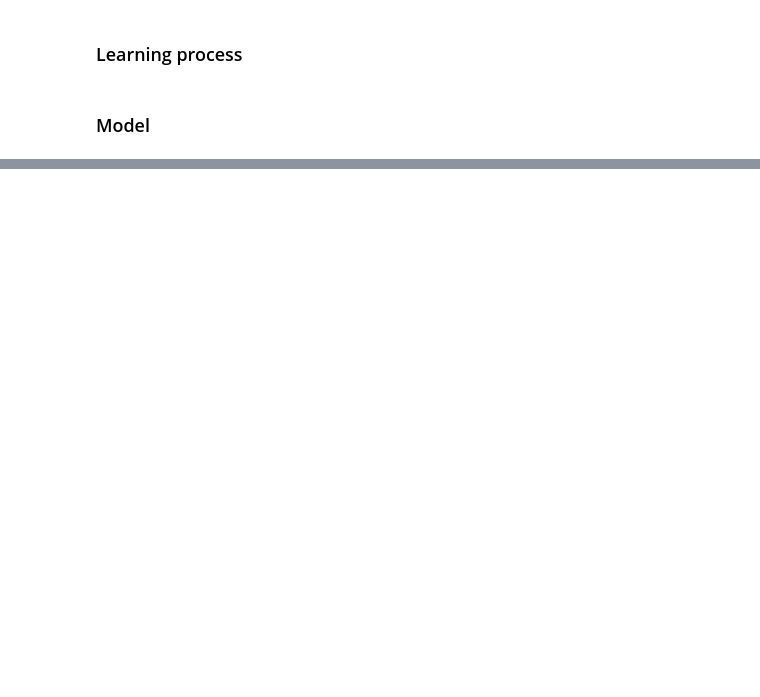
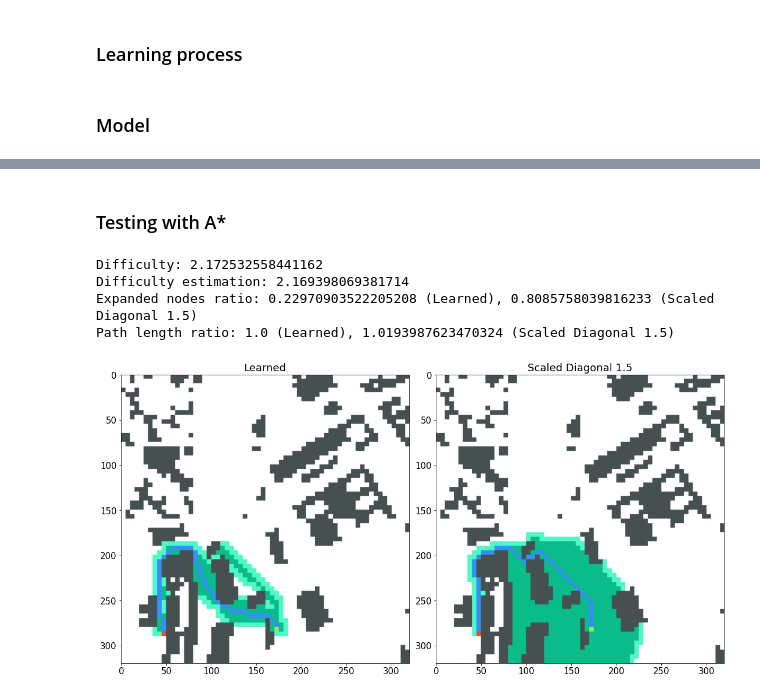
Before and after one commit to ivanoleinik/learning-heuristics, a Jupyter notebook: learning heuristics.ipynb, the cells around one changed output, grey strips where cells are left out. Drawn from its saved outputs; the diff is of its cells as text; code cells hidden in the pictures; blank space fills up the shorter version.

```diff
--- a/learning heuristics.ipynb
+++ b/learning heuristics.ipynb
@@ -233,0 +245,2 @@ ModelMAE4.fit(train_loader4, val_loader4)
+# %% [markdown]
+### Testing with A*
@@ -233,0 +417,65 @@ ModelMAE4.fit(train_loader4, val_loader4)
+# %%
+def AStar(gridMap, startX, startY, goalX, goalY, heuristic):
+    OPEN = OpenList()
+    CLOSED = ClosedList()
+    OPEN.AddNode(Node(i=startX, j=startY, g=0, h=heuristic[startX][startY]))
+    while not OPEN.isEmpty():
+        bestNode = OPEN.GetBestNode()
+        if CLOSED.WasExpanded(bestNode):
+            continue
+        CLOSED.AddNode(bestNode)
+        if bestNode == Node(i=goalX, j=goalY):
+            return (True, bestNode, CLOSED, OPEN)
+        for iNeighbor, jNeighbor in gridMap.GetNeighbors(bestNode.i, bestNode.j):
+            OPEN.AddNode(Node(i=iNeighbor,
+                              j=jNeighbor,
+                              g=bestNode.g + dist((bestNode.i, bestNode.j), (iNeighbor, jNeighbor)),
+                              h=heuristic[iNeighbor][jNeighbor],
+                              parent=bestNode))
+
+    return False, None, CLOSED, OPEN
+# %%
+def run_a_test():
+    for i, (X, y) in enumerate(test_loader8):
+        X, y = X.to(device), y.to(device)
+        goalX, goalY = getGoal(y[0])
+        baseH = diagonalH(goalX, goalY)
+        scaledBaseH = diagonalH(goalX, goalY, 1.5)
+        gridMap = Map(X[0, 0], 8)
+
+        for j in range(10):
+            startX, startY = np.random.randint(0, 64, 2)
+            difficulty = y[0, 0, startX, startY] / baseH[startX][startY]
+            if not X[0, 0, startX, startY] and y[0, 0, startX, startY] > -.5 and difficulty > 1.3:
+                break
+        if j == 9:
+            continue
+
+        _, goalBaseH, nodesExpandedBaseH, nodesOpenedBaseH = AStar(gridMap, startX, startY, goalX, goalY, baseH)
+        pathBaseH, lengthBaseH = MakePath(goalBaseH)
+
+        h = ModelMAE8.predict(X)[0, 0]
+        _, goal, nodesExpanded, nodesOpened = AStar(gridMap, startX, startY, goalX, goalY, h)
+        path, length = MakePath(goal)
+        _, goalScaledBaseH, nodesExpandedScaledBaseH, nodesOpenedScaledBaseH = AStar(gridMap, startX, startY, goalX, goalY, scaledBaseH)
+        pathScaledBaseH, lengthScaledBaseH = MakePath(goalScaledBaseH)
+
+        fig, (ax1, ax2) = plt.subplots(1, 2, constrained_layout=True, figsize=(15, 8))
+        ax1.set_title('Learned')
+        ax1.imshow(Draw(gridMap, Node(startX, startY), goal, path, nodesExpanded, nodesOpened))
+        ax2.set_title('Scaled Diagonal 1.5')
+        ax2.imshow(Draw(gridMap, Node(startX, startY), goalScaledBaseH, pathScaledBaseH, nodesExpandedScaledBaseH, nodesOpenedScaledBaseH))
+
+        print(f'Difficulty: {float(difficulty)}')
+        print(f'Difficulty estimation: {h[startX, startY] / baseH[startX][startY]}')
+        print(f'Expanded nodes ratio: {len(nodesExpanded) / len(nodesExpandedBaseH)} (Learned), {len(nodesExpandedScaledBaseH) / len(nodesExpandedBaseH)} (Scaled Diagonal 1.5)')
+        print(f'Path length ratio: {float(length) / float(lengthBaseH)} (Learned), {float(lengthScaledBaseH) / float(lengthBaseH)} (Scaled Diagonal 1.5)')
+        break
+
+run_a_test()
+# %% [output]
+Difficulty: 2.172532558441162
+Difficulty estimation: 2.169398069381714
+Expanded nodes ratio: 0.22970903522205208 (Learned), 0.8085758039816233 (Scaled Diagonal 1.5)
+Path length ratio: 1.0 (Learned), 1.0193987623470324 (Scaled Diagonal 1.5)
+[figure, added]
```
Also changed, not shown: parts of 24 cells of this notebook.
